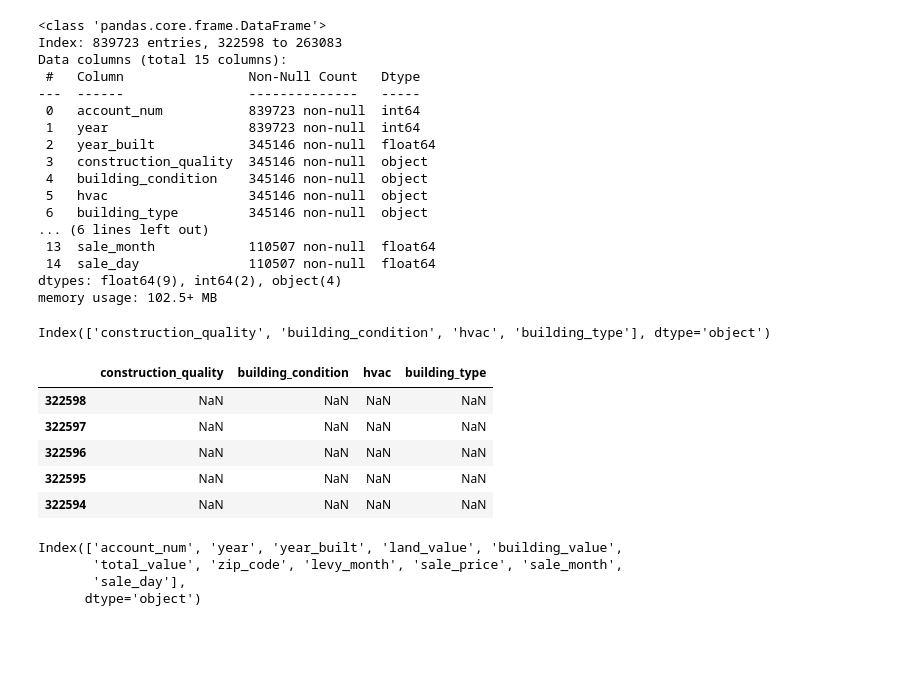
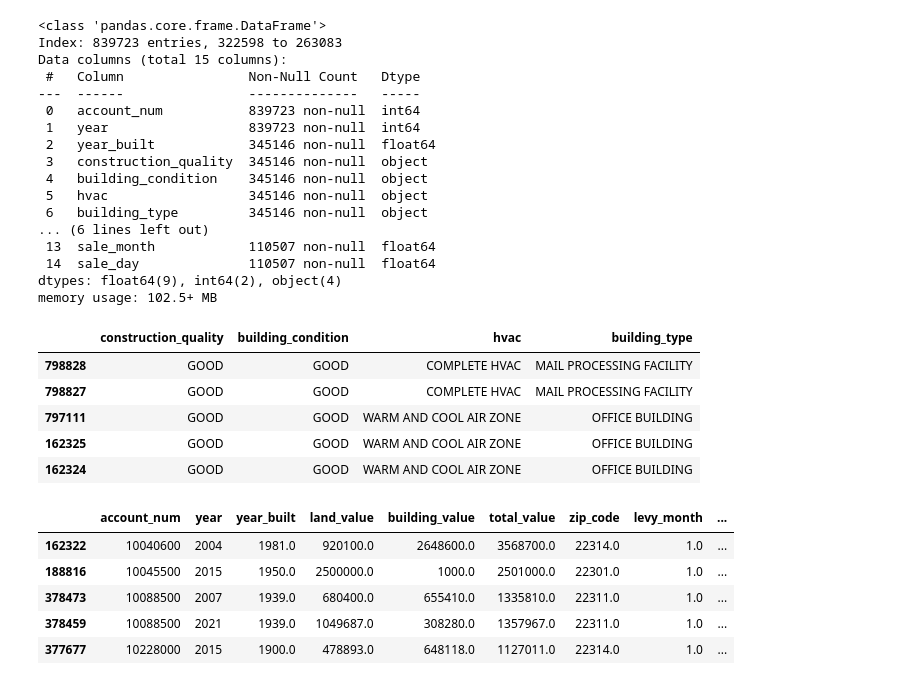
Before and after one commit to barrettdalbec/Alexandria-Personal-Project, a Jupyter notebook: Data Analysis/Data Analysis.ipynb, the cells around one changed output. Saved outputs shown, nothing was run; the diff lists cells and outputs as text; code cells hidden in the pictures; blank space fills up the shorter version.

```diff
--- a/Data Analysis/Data Analysis.ipynb
+++ b/Data Analysis/Data Analysis.ipynb
@@ -244,6 +261,11 @@ dtypes: float64(9), int64(2), object(4)
 memory usage: 102.5+ MB
 # %%
 cat_df = master_df[['construction_quality', 'building_condition', 'hvac', 'building_type']]
-cat_df.columns
+cat_df[cat_df.notna().all(axis=1)].head()
 # %% [output]
-Index(['construction_quality', 'building_condition', 'hvac', 'building_type'], dtype='object')
+|  | construction_quality | building_condition | hvac | building_type |
+| 798828 | GOOD | GOOD | COMPLETE HVAC | MAIL PROCESSING FACILITY |
+| 798827 | GOOD | GOOD | COMPLETE HVAC | MAIL PROCESSING FACILITY |
+| 797111 | GOOD | GOOD | WARM AND COOL AIR ZONE | OFFICE BUILDING |
+| 162325 | GOOD | GOOD | WARM AND COOL AIR ZONE | OFFICE BUILDING |
+| 162324 | GOOD | GOOD | WARM AND COOL AIR ZONE | OFFICE BUILDING |
@@ -252,18 +272,11 @@ Index(['construction_quality', 'building_condition', 'hvac', 'building_type'], d
-# %%
-cat_df[cat_df.isna() == True].head()
-# %% [output]
-|  | construction_quality | building_condition | hvac | building_type |
-| 322598 | NaN | NaN | NaN | NaN |
-| 322597 | NaN | NaN | NaN | NaN |
-| 322596 | NaN | NaN | NaN | NaN |
-| 322595 | NaN | NaN | NaN | NaN |
-| 322594 | NaN | NaN | NaN | NaN |
 # %%
-num_df=master_df.select_dtypes(include='number')
-num_df.columns
+num_df = master_df.select_dtypes(include='number')
+num_df[num_df.notna().all(axis=1)].head()
 # %% [output]
-Index(['account_num', 'year', 'year_built', 'land_value', 'building_value',
-       'total_value', 'zip_code', 'levy_month', 'sale_price', 'sale_month',
-       'sale_day'],
-      dtype='object')
+|  | account_num | year | year_built | land_value | building_value | total_value | zip_code | levy_month | ... |
+| 162322 | 10040600 | 2004 | 1981.0 | 920100.0 | 2648600.0 | 3568700.0 | 22314.0 | 1.0 | ... |
+| 188816 | 10045500 | 2015 | 1950.0 | 2500000.0 | 1000.0 | 2501000.0 | 22301.0 | 1.0 | ... |
+| 378473 | 10088500 | 2007 | 1939.0 | 680400.0 | 655410.0 | 1335810.0 | 22311.0 | 1.0 | ... |
+| 378459 | 10088500 | 2021 | 1939.0 | 1049687.0 | 308280.0 | 1357967.0 | 22311.0 | 1.0 | ... |
+| 377677 | 10228000 | 2015 | 1900.0 | 478893.0 | 648118.0 | 1127011.0 | 22314.0 | 1.0 | ... |
 # %%
```
Also changed, not shown: parts of 9 cells of this notebook.
